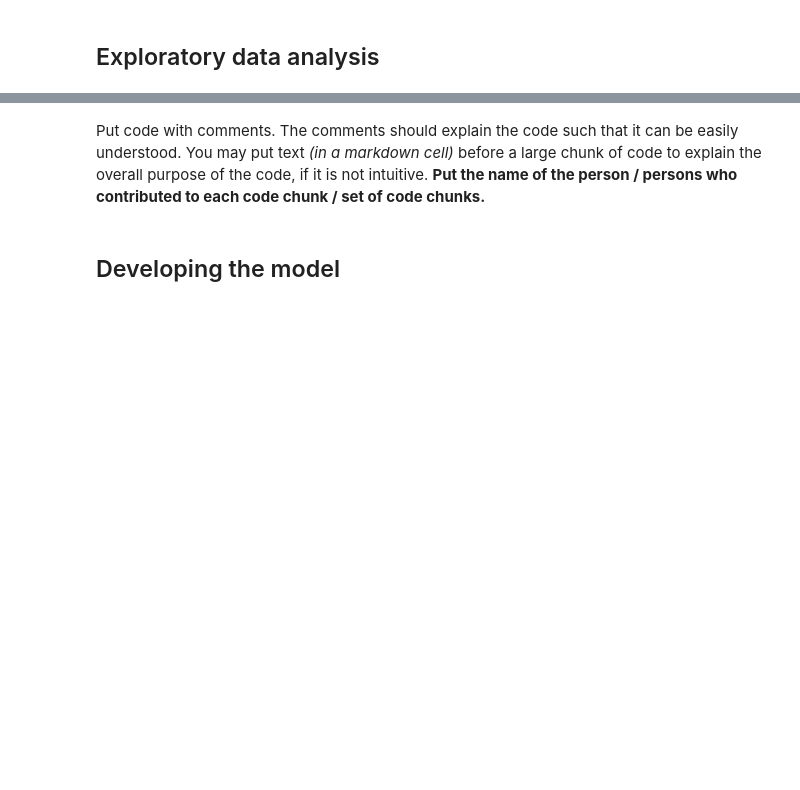
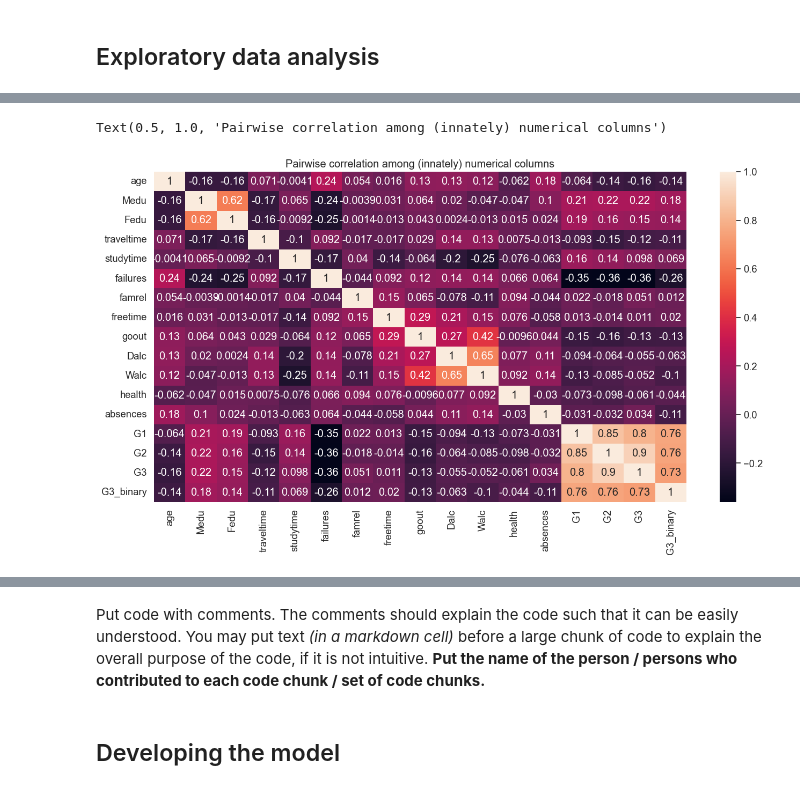
Before and after one commit to zshi719/student_grade_prediction, a Jupyter notebook: Project Code Template.ipynb, the cells around one changed output, grey strips where cells are left out. Drawn from its saved outputs; the diff is of its cells as text; code cells hidden in the pictures; blank space fills up the shorter version.

```diff
--- a/Project Code Template.ipynb
+++ b/Project Code Template.ipynb
@@ -303,0 +326,7 @@ Length: 66, dtype: object
+# %%
+plt.figure(figsize=(16, 8))
+# plot the correlation among variables that are ORIGINALLy numerical
+sns.heatmap(data.corr(), annot=True).set_title("Pairwise correlation among (innately) numerical columns")
+# %% [output]
+Text(0.5, 1.0, 'Pairwise correlation among (innately) numerical columns')
+[figure, added]
```
Also changed, not shown: parts of 41 cells of this notebook, 1 other file.
